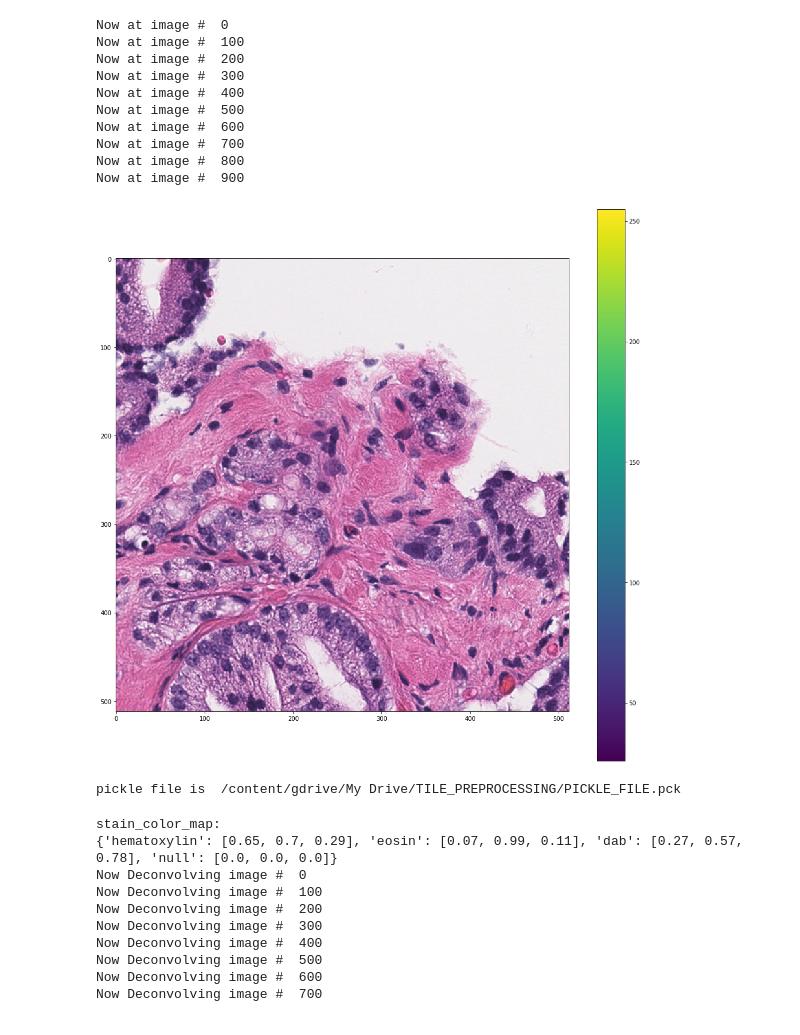
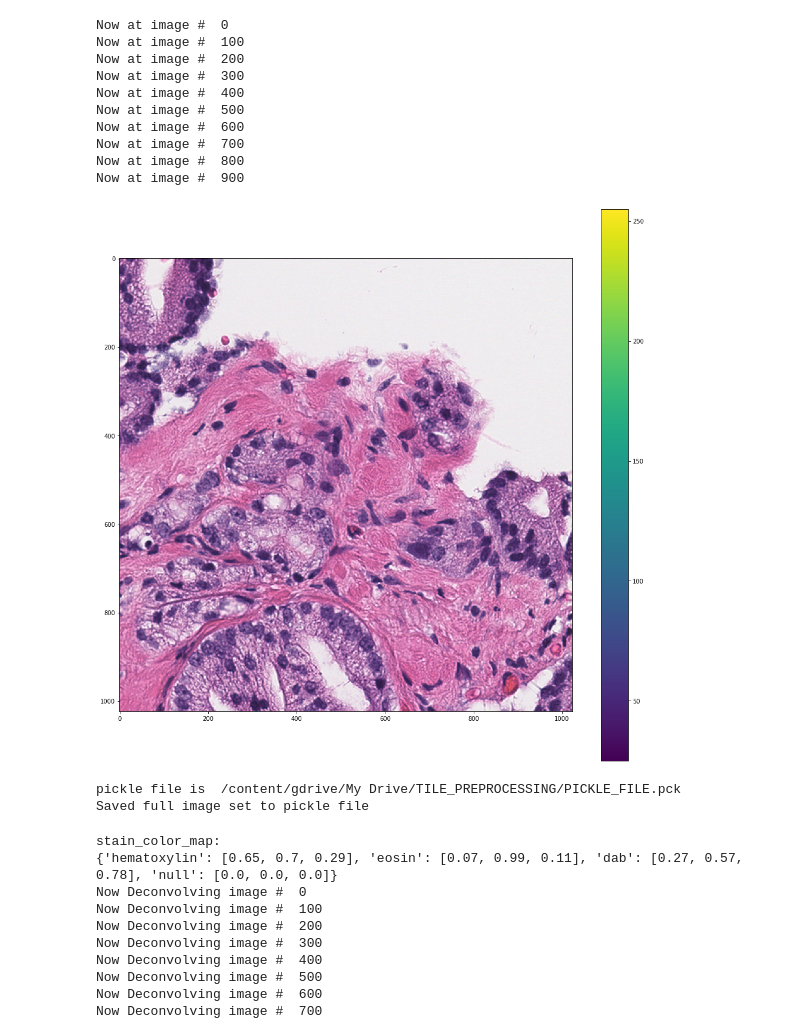
Before and after one commit to tinahuang222/NucleiSegmentation, a Jupyter notebook: PREPROCESSING/ColorConvolve.ipynb, the cells around one changed output. Saved outputs shown, nothing was run; the diff lists cells and outputs as text; code cells hidden in the pictures.

```diff
--- a/PREPROCESSING/ColorConvolve.ipynb
+++ b/PREPROCESSING/ColorConvolve.ipynb
@@ -97,37 +102,42 @@ for filename in image_files:
     image_names.append(root_ext[0])
 
 
+#resizing parameters for raw to final
+NX = 1024
+NY = NX
+
 #open the images
 image_data = {}
 for fcounter,filename in enumerate(image_files):
     full_filename = os.path.join(original_image_folder,filename)
     #root_ext = os.path.splitext(filename)
     #tile_file = root_ext[0] + '.png'
     #    tile_roi_file = os.path.join(tiles_dir, tile_file)
 
     if ((fcounter % 100) == 0):
         print('Now at image # ', fcounter)
 
     image_data[fcounter] = Image.open(full_filename)
+    image_data[fcounter] = image_data[fcounter].resize((1024, 1024), Image.ANTIALIAS)
 
 
 #review sample image
 plt.figure(figsize=(17, 17))
 plt.imshow(image_data[5])
 plt.colorbar()
 plt.show()
 # %% [output]
 Now at image #  0
 Now at image #  100
 Now at image #  200
 Now at image #  300
 Now at image #  400
 Now at image #  500
 Now at image #  600
 Now at image #  700
 Now at image #  800
 Now at image #  900
-[figure, old version]
+[figure, new version]
 # %%
 '''
 Save intermediate data to a pickle file. This should save some recomputing time
@@ -140,6 +150,7 @@ with open(pickle_file, 'wb') as f:
 print('Saved full image set to pickle file')
 # %% [output]
 pickle file is  /content/gdrive/My Drive/TILE_PREPROCESSING/PICKLE_FILE.pck
+Saved full image set to pickle file
 # %%
 '''
 Perform histomicsTK prep
```
Also changed, not shown: parts of 2 cells of this notebook.
